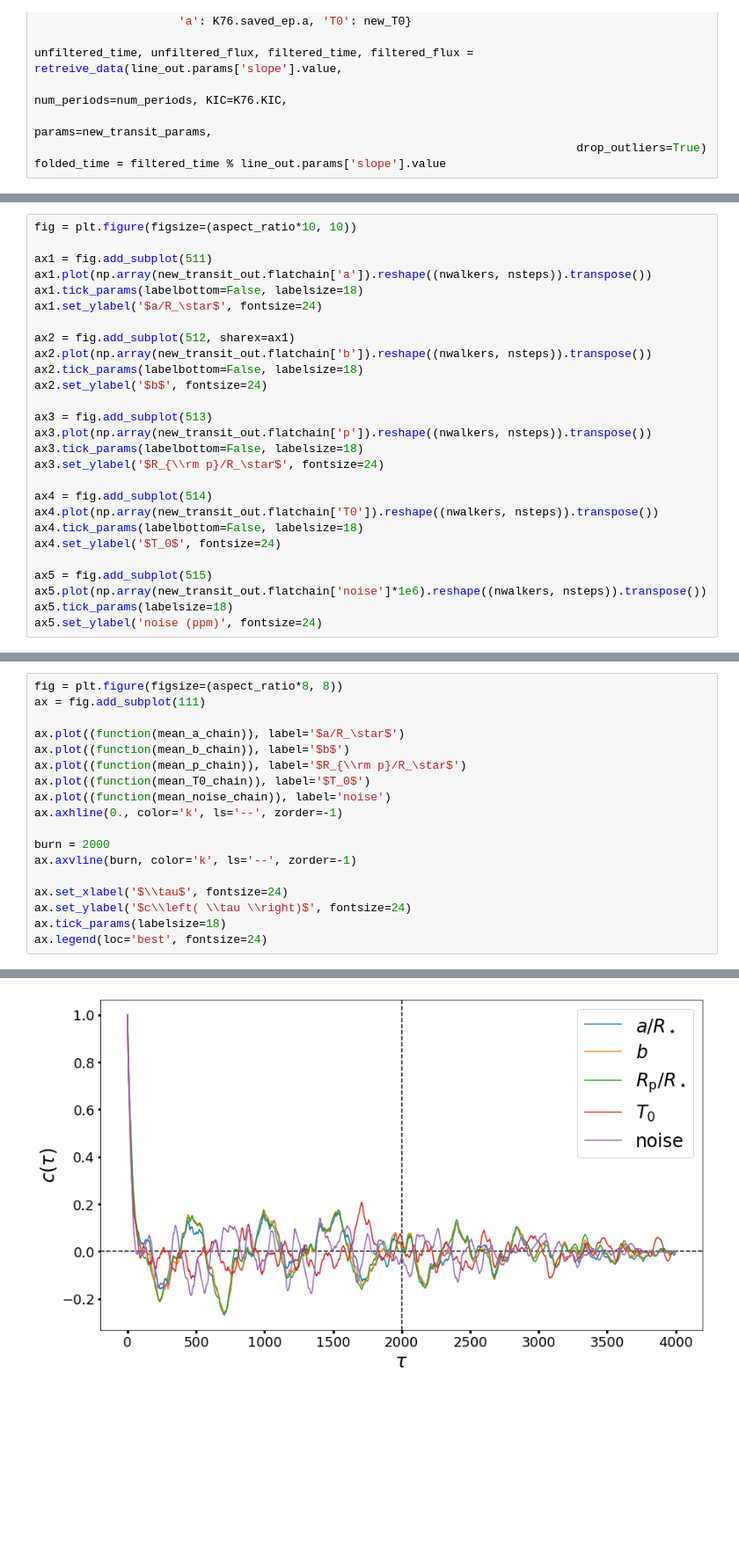
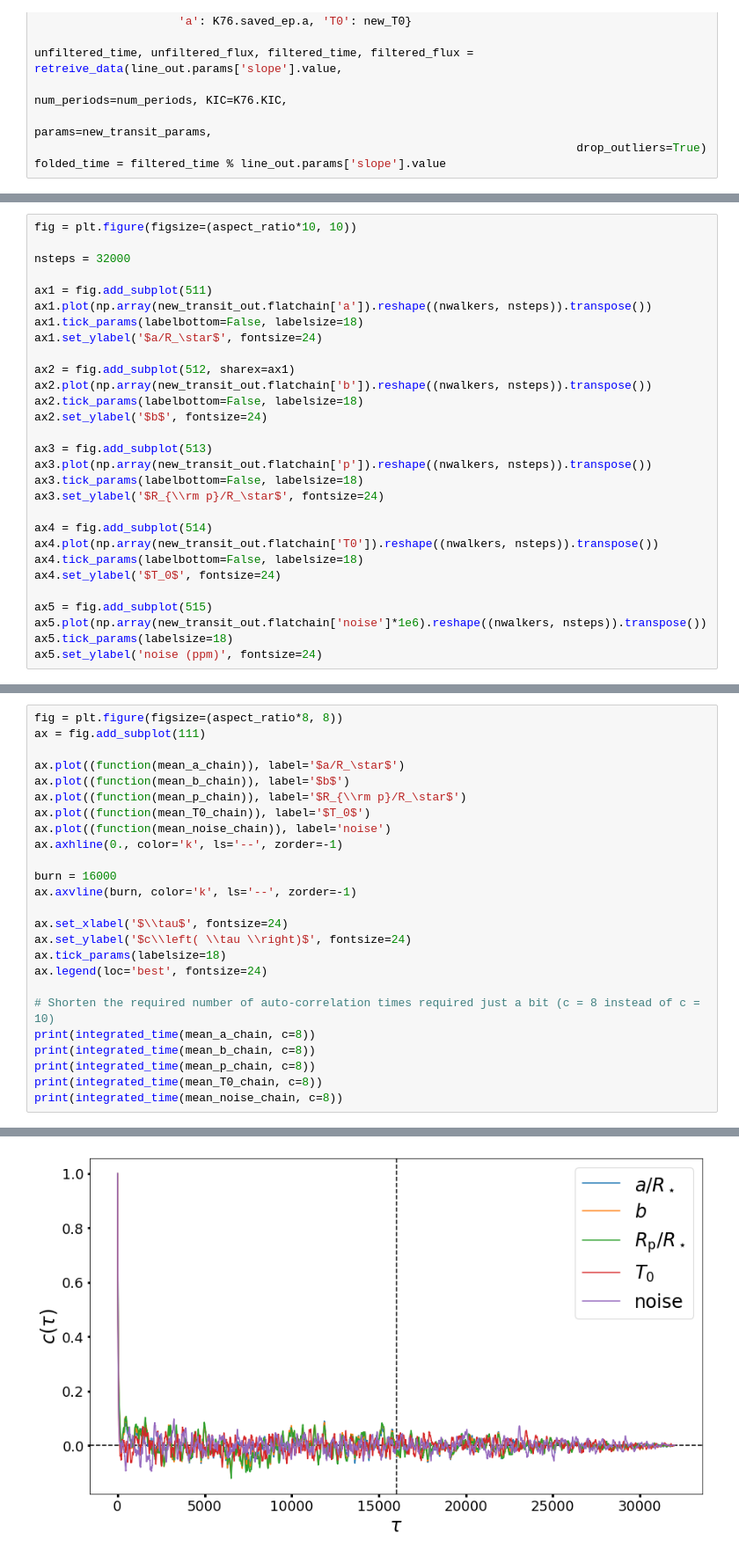
Before and after one commit to BoiseStatePlanetary/effective-guacamole, a Jupyter notebook: Analysis_of_Kepler76b.ipynb, the cells around one changed output, grey strips where cells are left out. Shown at 88% size. Cells and saved outputs as stored; diff of their text form; blank space fills up the shorter version.

```diff
--- a/Analysis_of_Kepler76b.ipynb
+++ b/Analysis_of_Kepler76b.ipynb
@@ -705,6 +702,8 @@ quadLimb     0.304     -inf      inf     None    False     None     None
 None
 # %%
 fig = plt.figure(figsize=(aspect_ratio*10, 10))
+
+nsteps = 32000
 
 ax1 = fig.add_subplot(511)
 ax1.plot(np.array(new_transit_out.flatchain['a']).reshape((nwalkers, nsteps)).transpose())
@@ -775,11 +779,18 @@ ax.plot((function(mean_T0_chain)), label='$T_0$')
 ax.plot((function(mean_noise_chain)), label='noise')
 ax.axhline(0., color='k', ls='--', zorder=-1)
 
-burn = 2000
+burn = 16000
 ax.axvline(burn, color='k', ls='--', zorder=-1)
 
 ax.set_xlabel('$\\tau$', fontsize=24)
 ax.set_ylabel('$c\\left( \\tau \\right)$', fontsize=24)
 ax.tick_params(labelsize=18)
 ax.legend(loc='best', fontsize=24)
+
+# Shorten the required number of auto-correlation times required just a bit (c = 8 instead of c = 10)
+print(integrated_time(mean_a_chain, c=8))
+print(integrated_time(mean_b_chain, c=8))
+print(integrated_time(mean_p_chain, c=8))
+print(integrated_time(mean_T0_chain, c=8))
+print(integrated_time(mean_noise_chain, c=8))
 # %% [output]
@@ -787 +802 @@ ax.legend(loc='best', fontsize=24)
-[figure, old version]
+[figure, new version]
```
Also changed, not shown: parts of 9 cells of this notebook.
